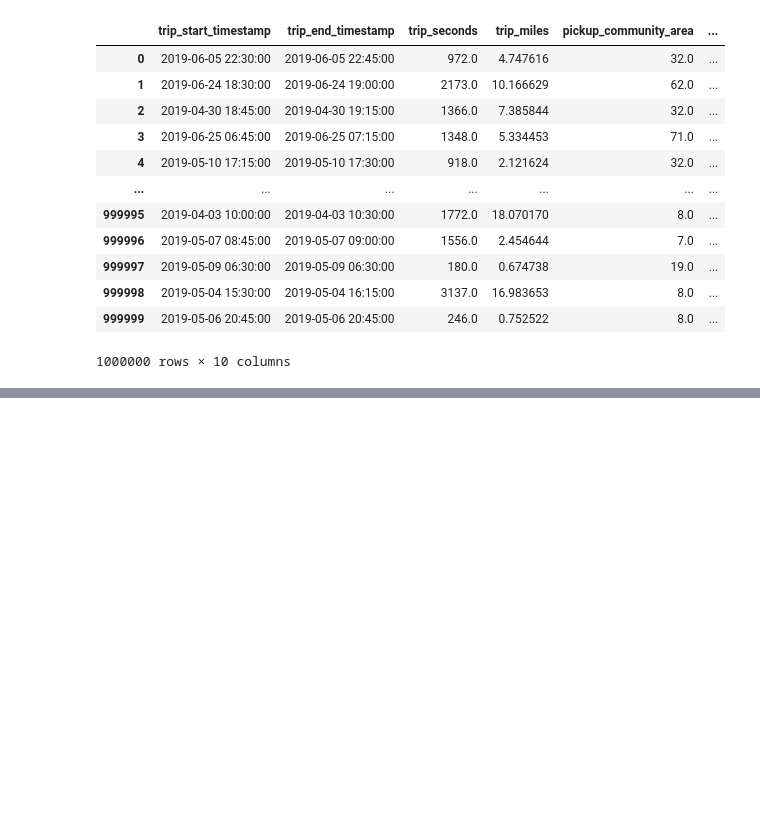
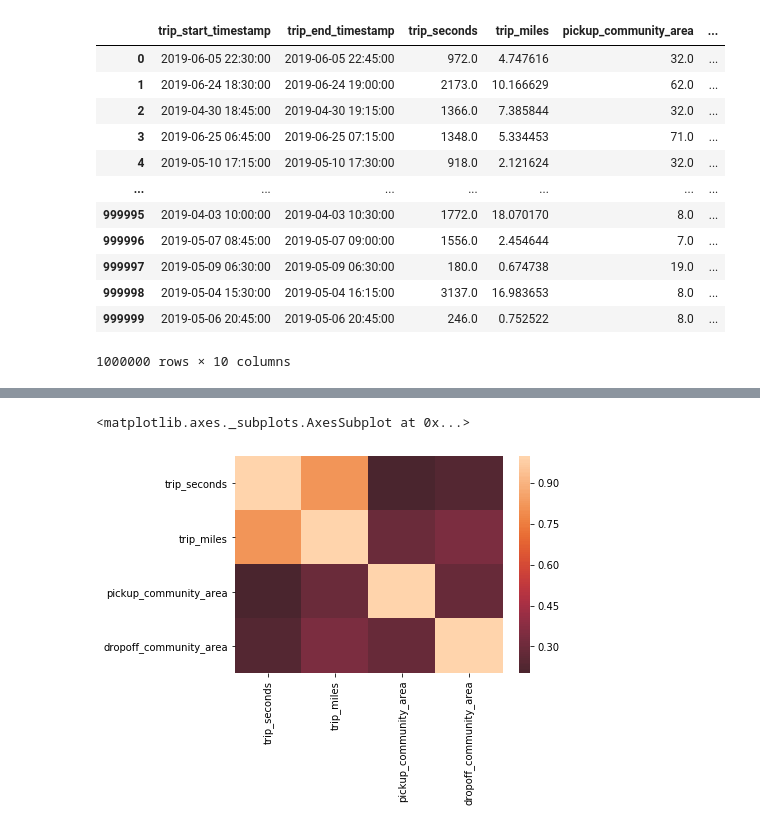
Before and after one commit to muoyo/chicago-ridesharing, a Jupyter notebook: Chicago_EDA.ipynb, the cells around one changed output, grey strips where cells are left out. Cells and saved outputs as stored; diff of their text form; code cells hidden in the pictures; blank space fills up the shorter version.

```diff
--- a/Chicago_EDA.ipynb
+++ b/Chicago_EDA.ipynb
@@ -135,0 +167,5 @@ results_df.to_csv('rideshare1.csv', index=False)
+# %%
+sns.heatmap(ride_data.corr(), center=0)
+# %% [output]
+<matplotlib.axes._subplots.AxesSubplot at 0x...>
+[figure, added]
```
Also changed, not shown: parts of 13 cells of this notebook.
